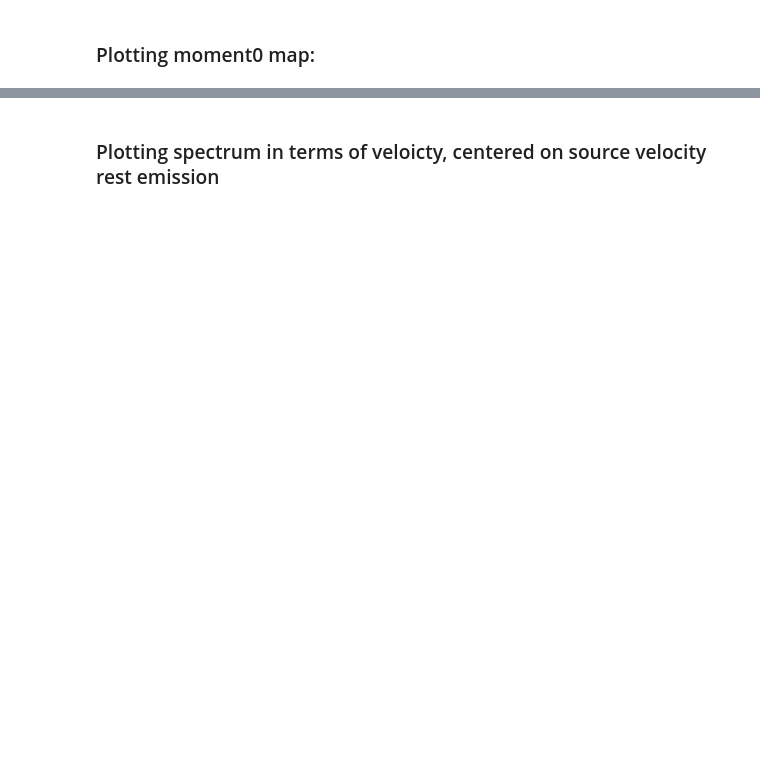
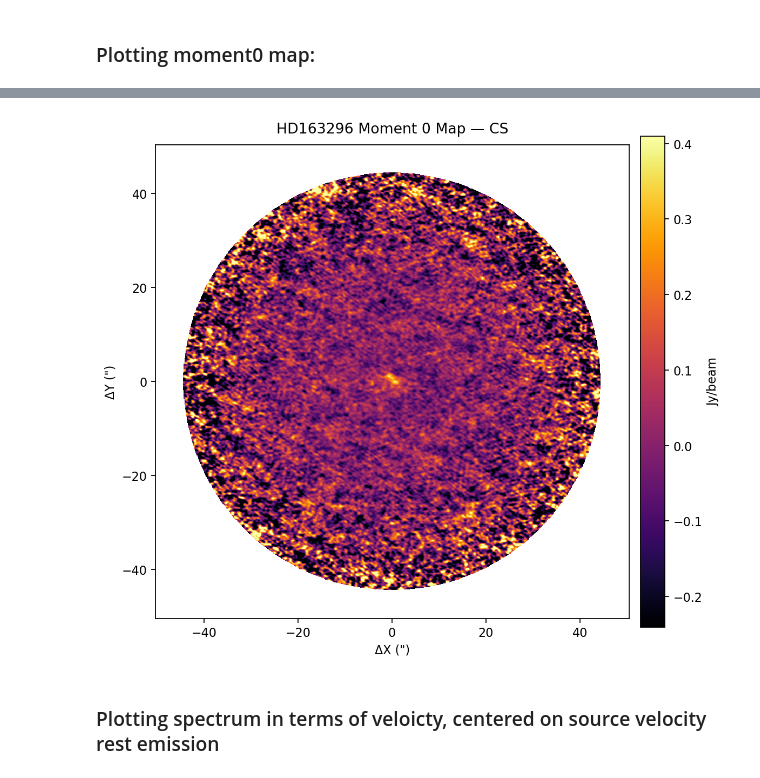
Before and after one commit to marihelal/group7_ulab, a Jupyter notebook: ALMA_datacubes.ipynb, the cells around one changed output, grey strips where cells are left out. Saved outputs shown, nothing was run; the diff lists cells and outputs as text; code cells hidden in the pictures; blank space fills up the shorter version.

```diff
--- a/ALMA_datacubes.ipynb
+++ b/ALMA_datacubes.ipynb
@@ -128,3 +130,32 @@ plt.show()
+# %%
+moment0 = np.sum(imdata, axis=0)
+
+plt.figure(figsize=(7.5, 6.5), dpi=160)
+
+vmin, vmax = np.nanpercentile(moment0, [5, 99])
+
+image = plt.pcolormesh(
+    xvals, yvals, moment0,
+    cmap="inferno",
+    shading="auto",
+    vmin=vmin,
+    vmax=vmax
+)
+
+cbar = plt.colorbar(image, pad=0.02)
+cbar.set_label(hdr.get('BUNIT', 'Jy/beam'))
+
+plt.title(f"{hdr.get('OBJECT', 'Unknown Object')} Moment 0 Map — {hdr.get('LINE', 'CS')}", pad=10)
+plt.xlabel('ΔX (")')
+plt.ylabel('ΔY (")')
+
+plt.gca().set_aspect('equal', adjustable='box')
+
+plt.tight_layout()
+# plt.savefig("CS_moment0.png", dpi=400, bbox_inches="tight")
+plt.show()
+# %% [output]
+[figure, added]
 # %% [markdown]
 ### Plotting spectrum in terms of veloicty, centered on source velocity rest emission
 # %%
```
Also changed, not shown: parts of 6 cells of this notebook, 1 other file.
